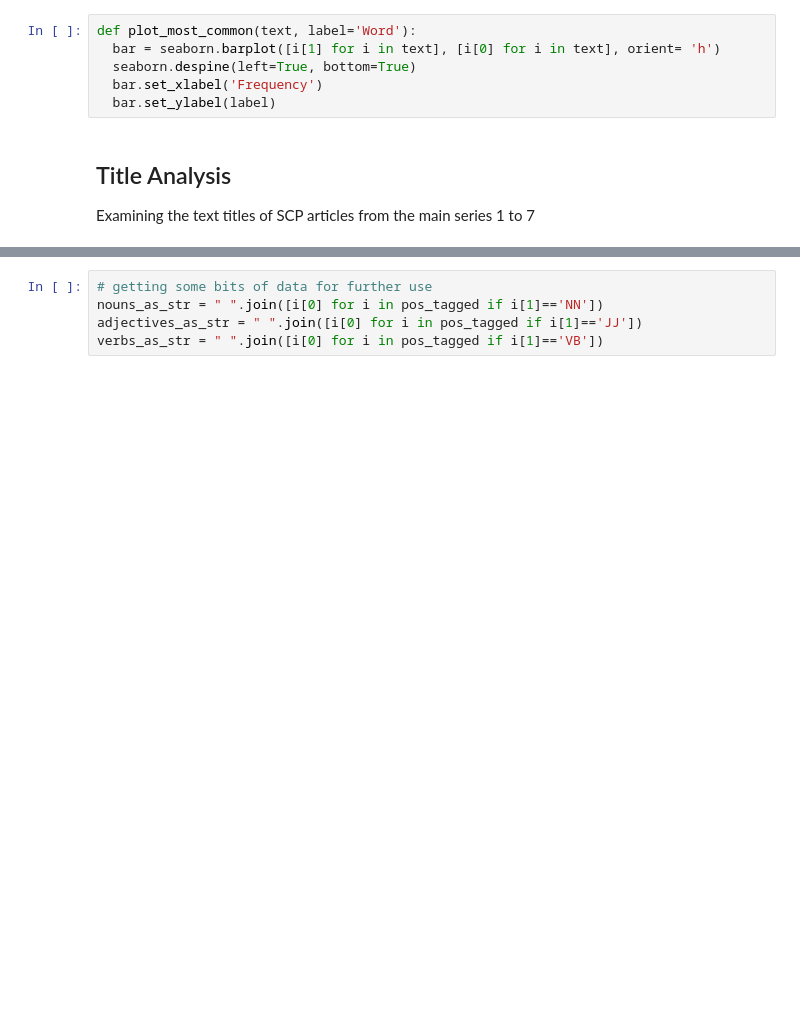
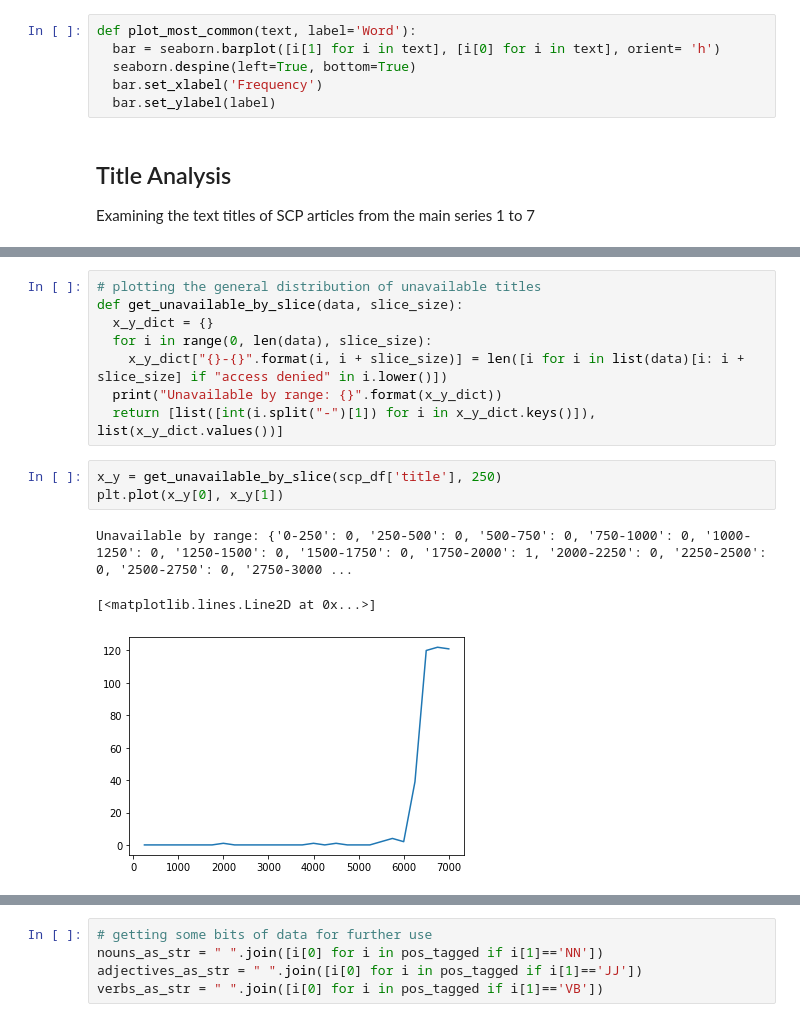
Before and after one commit to CZboop/SCP-Scraping-and-Analysis, a Jupyter notebook: SCPAnalysis.ipynb, the cells around one changed output, grey strips where cells are left out. Drawn from its saved outputs; the diff is of its cells as text; blank space fills up the shorter version.

```diff
--- a/SCPAnalysis.ipynb
+++ b/SCPAnalysis.ipynb
@@ -94,0 +101,15 @@ pos_tagged = pos_tag(titles_single_str)
+# %%
+# plotting the general distribution of unavailable titles
+def get_unavailable_by_slice(data, slice_size):
+  x_y_dict = {}
+  for i in range(0, len(data), slice_size):
+    x_y_dict["{}-{}".format(i, i + slice_size)] = len([i for i in list(data)[i: i + slice_size] if "access denied" in i.lower()])
+  print("Unavailable by range: {}".format(x_y_dict))
+  return [list([int(i.split("-")[1]) for i in x_y_dict.keys()]), list(x_y_dict.values())]
+# %%
+x_y = get_unavailable_by_slice(scp_df['title'], 250)
+plt.plot(x_y[0], x_y[1])
+# %% [output]
+Unavailable by range: {'0-250': 0, '250-500': 0, '500-750': 0, '750-1000': 0, '1000-1250': 0, '1250-1500': 0, '1500-1750': 0, '1750-2000': 1, '2000-2250': 0, '2250-2500': 0, '2500-2750': 0, '2750-3000 ...
+[<matplotlib.lines.Line2D at 0x...>]
+[figure, added]
```
Also changed, not shown: parts of 9 cells of this notebook.
